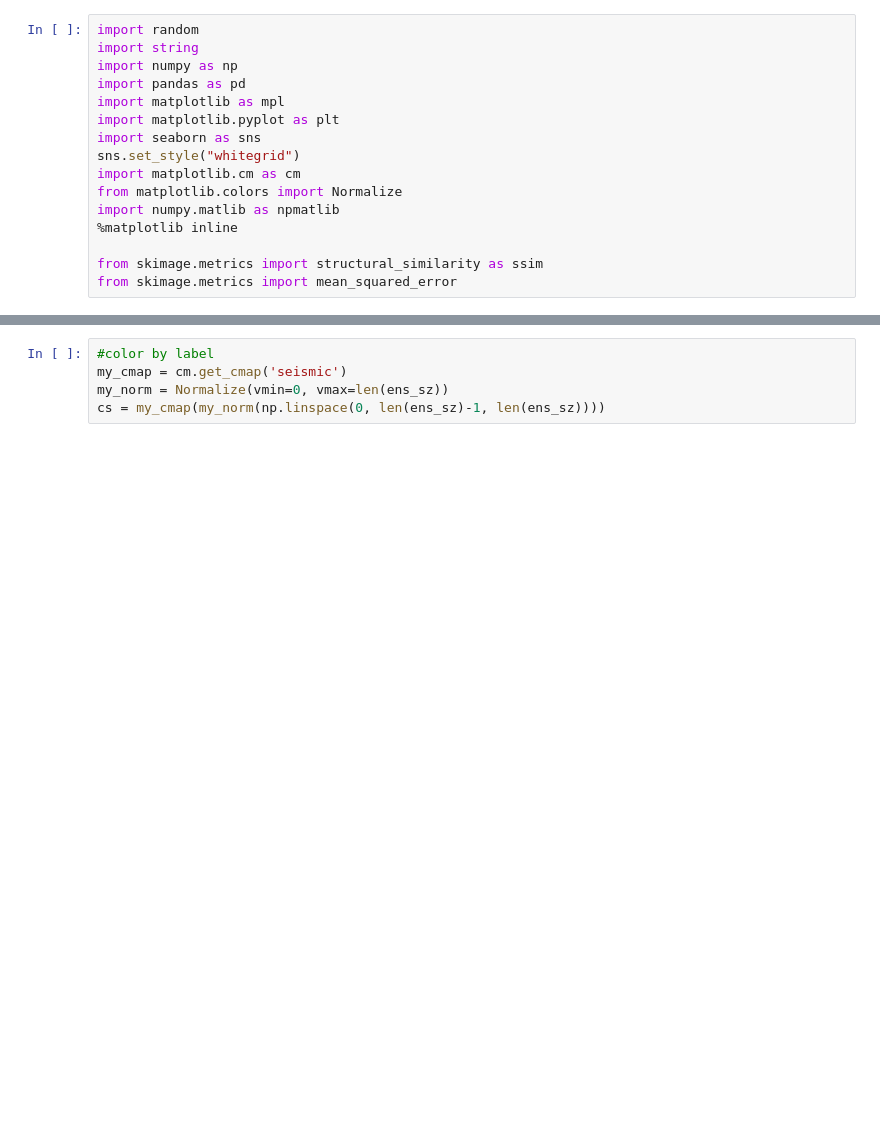
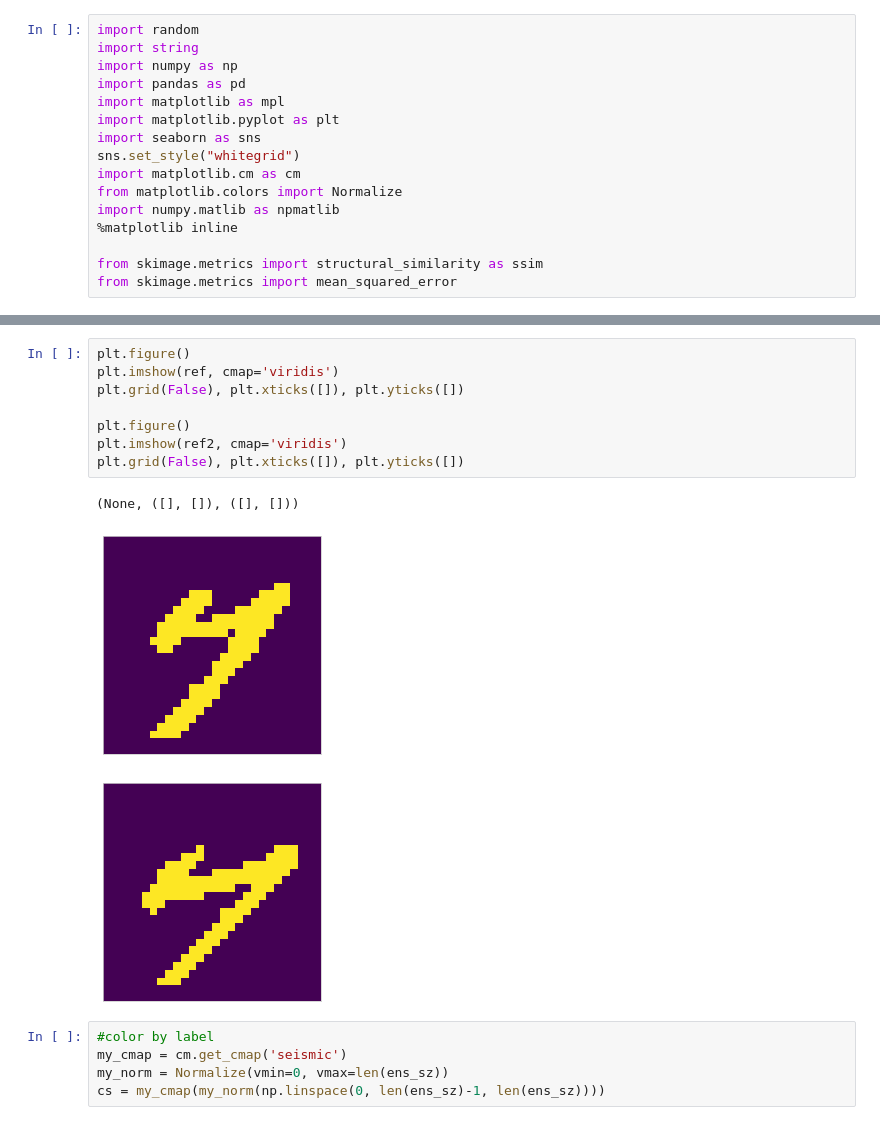
Before and after one commit to rsyamil/latent-space-data-assimilation-lsda, a Jupyter notebook: sens_analysis.ipynb, the cells around one changed output, grey strips where cells are left out. Saved outputs shown, nothing was run; the diff lists cells and outputs as text; blank space fills up the shorter version.

```diff
--- a/sens_analysis.ipynb
+++ b/sens_analysis.ipynb
@@ -41,3 +58,15 @@ ref = np.squeeze(np.load('sensitivity_analysis/ref_sens.npy'))
+# %%
+plt.figure()
+plt.imshow(ref, cmap='viridis')
+plt.grid(False), plt.xticks([]), plt.yticks([])
+
+plt.figure()
+plt.imshow(ref2, cmap='viridis')
+plt.grid(False), plt.xticks([]), plt.yticks([])
+# %% [output]
+(None, ([], []), ([], []))
+[figure, added]
+[figure, added]
 # %%
 #color by label
 my_cmap = cm.get_cmap('seismic')
```
Also changed, not shown: parts of 8 cells of this notebook, 17 other files.
